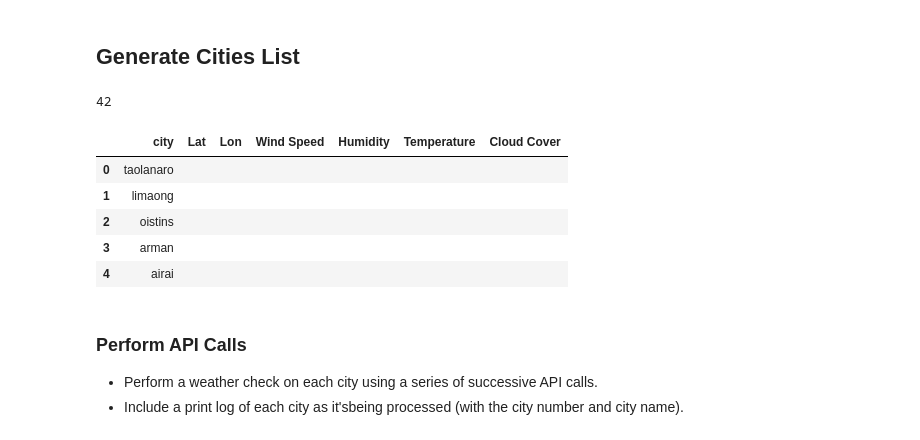
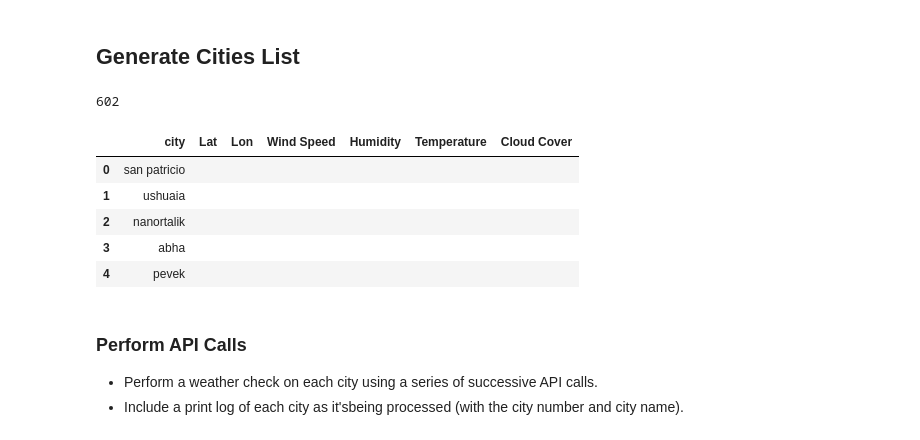
Before and after one commit to RicoMedford/weatherdummyrepo, a Jupyter notebook: WeatherPy.ipynb, the cells around one changed output. Cells and saved outputs as stored; diff of their text form; code cells hidden in the pictures.

```diff
--- a/WeatherPy.ipynb
+++ b/WeatherPy.ipynb
@@ -46,8 +46,8 @@ lat_lngs = []
 cities = []
 
 # Create a set of random lat and lng combinations
-lats = np.random.uniform(low=-90.000, high=90.000, size=50)
-lngs = np.random.uniform(low=-180.000, high=180.000, size=50)
+lats = np.random.uniform(low=-90.000, high=90.000, size=1500)
+lngs = np.random.uniform(low=-180.000, high=180.000, size=1500)
 lat_lngs = zip(lats, lngs)
 
 # Identify nearest city for each lat, lng combination
@@ -61,23 +61,28 @@ for lat_lng in lat_lngs:
 # Print the city count to confirm sufficient count
 len(cities)
 # %% [output]
-42
+602
 # %%
+
+cities_df = pd.DataFrame(cities)
+
+cities_df = cities_df.rename(columns={0:"City"})
+
 cities_df = pd.DataFrame({"city" : cities})
 cities_df["Lat"] = ""
 cities_df["Lon"] = ""
 cities_df["Wind Speed"] = ""
 cities_df["Humidity"] = ""
 cities_df["Temperature"] = ""
 cities_df["Cloud Cover"] = ""
 cities_df.head()
 # %% [output]
 |  | city | Lat | Lon | Wind Speed | Humidity | Temperature | Cloud Cover |
-| 0 | taolanaro |  |  |  |  |  |  |
-| 1 | limaong |  |  |  |  |  |  |
-| 2 | oistins |  |  |  |  |  |  |
-| 3 | arman |  |  |  |  |  |  |
-| 4 | airai |  |  |  |  |  |  |
+| 0 | san patricio |  |  |  |  |  |  |
+| 1 | ushuaia |  |  |  |  |  |  |
+| 2 | nanortalik |  |  |  |  |  |  |
+| 3 | abha |  |  |  |  |  |  |
+| 4 | pevek |  |  |  |  |  |  |
 # %% [markdown]
 ### Perform API Calls
 * Perform a weather check on each city using a series of successive API calls.
```
Also changed, not shown: parts of 6 cells of this notebook, 1 other file.
